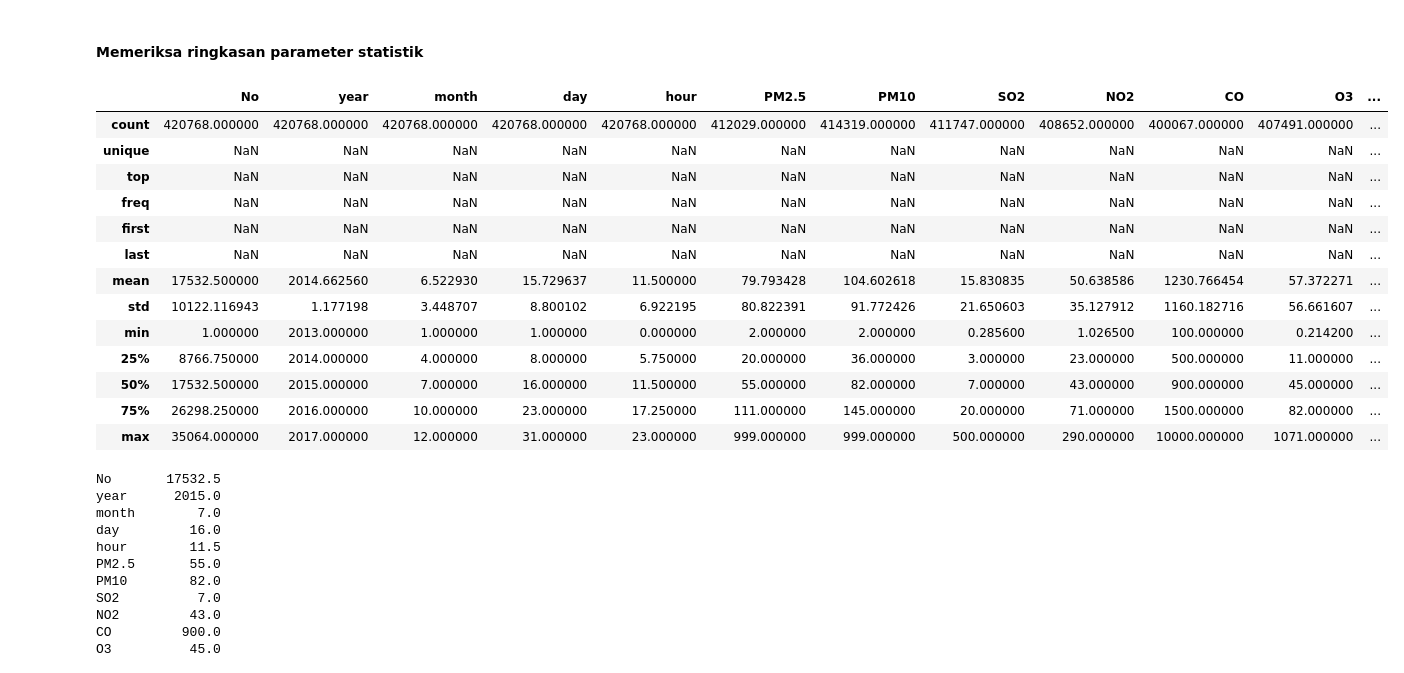
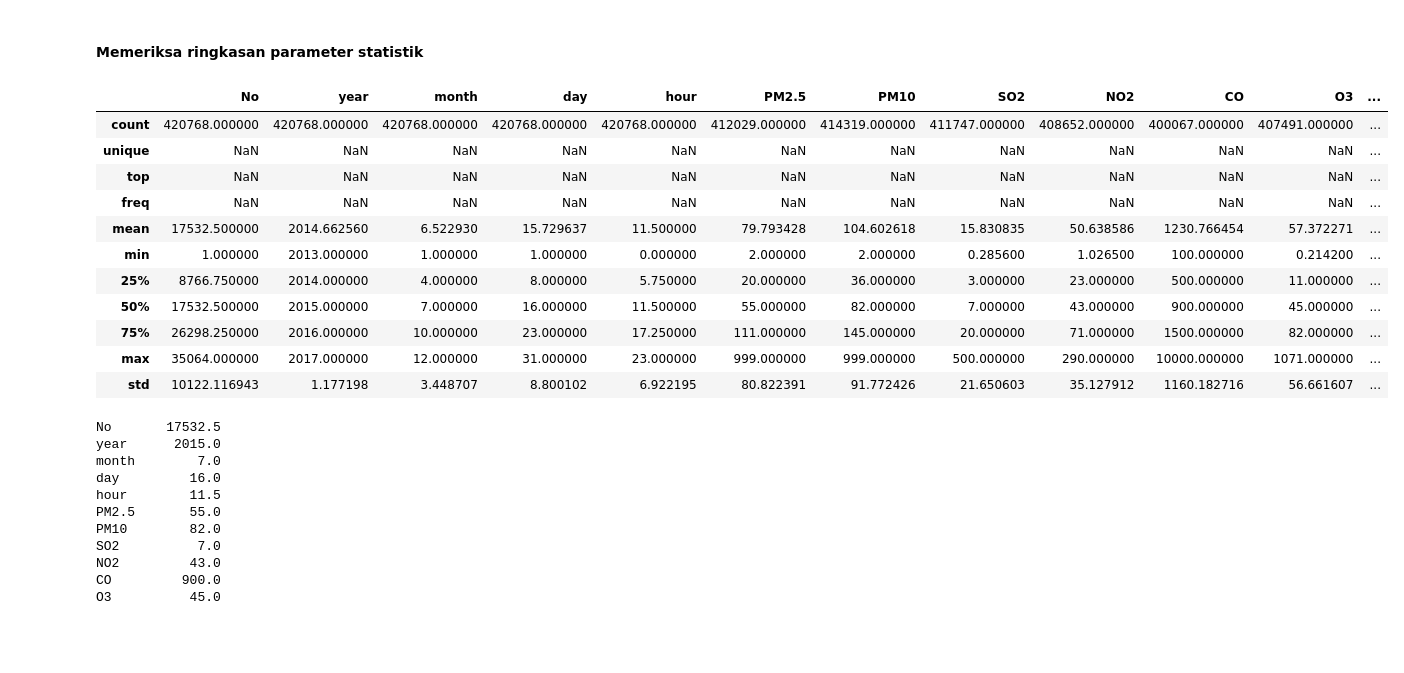
Before and after one commit to arumpd/Proyek-Analisis-Data-Dicoding, a Jupyter notebook: Proyek_Analisis_Data.ipynb, the cells around one changed output. Saved outputs shown, nothing was run; the diff lists cells and outputs as text; code cells hidden in the pictures; blank space fills up the shorter version.

```diff
--- a/Proyek_Analisis_Data.ipynb
+++ b/Proyek_Analisis_Data.ipynb
@@ -101,20 +101,18 @@ Diketahui tipe dari setiap data dan didapat bahwa terdapat jumlah data yang berb
 #### Memeriksa ringkasan parameter statistik
 # %%
 # Menampilkan ringkasan parameter statistik
-air_df.describe(include='all')
+air_df.describe(include="all", datetime_is_numeric=True)
 # %% [output]
 |  | No | year | month | day | hour | PM2.5 | PM10 | SO2 | NO2 | CO | O3 | ... |
 | count | 420768.000000 | 420768.000000 | 420768.000000 | 420768.000000 | 420768.000000 | 412029.000000 | 414319.000000 | 411747.000000 | 408652.000000 | 400067.000000 | 407491.000000 | ... |
 | unique | NaN | NaN | NaN | NaN | NaN | NaN | NaN | NaN | NaN | NaN | NaN | ... |
 | top | NaN | NaN | NaN | NaN | NaN | NaN | NaN | NaN | NaN | NaN | NaN | ... |
 | freq | NaN | NaN | NaN | NaN | NaN | NaN | NaN | NaN | NaN | NaN | NaN | ... |
-| first | NaN | NaN | NaN | NaN | NaN | NaN | NaN | NaN | NaN | NaN | NaN | ... |
-| last | NaN | NaN | NaN | NaN | NaN | NaN | NaN | NaN | NaN | NaN | NaN | ... |
 | mean | 17532.500000 | 2014.662560 | 6.522930 | 15.729637 | 11.500000 | 79.793428 | 104.602618 | 15.830835 | 50.638586 | 1230.766454 | 57.372271 | ... |
-| std | 10122.116943 | 1.177198 | 3.448707 | 8.800102 | 6.922195 | 80.822391 | 91.772426 | 21.650603 | 35.127912 | 1160.182716 | 56.661607 | ... |
 | min | 1.000000 | 2013.000000 | 1.000000 | 1.000000 | 0.000000 | 2.000000 | 2.000000 | 0.285600 | 1.026500 | 100.000000 | 0.214200 | ... |
 | 25% | 8766.750000 | 2014.000000 | 4.000000 | 8.000000 | 5.750000 | 20.000000 | 36.000000 | 3.000000 | 23.000000 | 500.000000 | 11.000000 | ... |
 | 50% | 17532.500000 | 2015.000000 | 7.000000 | 16.000000 | 11.500000 | 55.000000 | 82.000000 | 7.000000 | 43.000000 | 900.000000 | 45.000000 | ... |
 | 75% | 26298.250000 | 2016.000000 | 10.000000 | 23.000000 | 17.250000 | 111.000000 | 145.000000 | 20.000000 | 71.000000 | 1500.000000 | 82.000000 | ... |
 | max | 35064.000000 | 2017.000000 | 12.000000 | 31.000000 | 23.000000 | 999.000000 | 999.000000 | 500.000000 | 290.000000 | 10000.000000 | 1071.000000 | ... |
+| std | 10122.116943 | 1.177198 | 3.448707 | 8.800102 | 6.922195 | 80.822391 | 91.772426 | 21.650603 | 35.127912 | 1160.182716 | 56.661607 | ... |
 # %%
```
Also changed, not shown: parts of 1 cell of this notebook.
